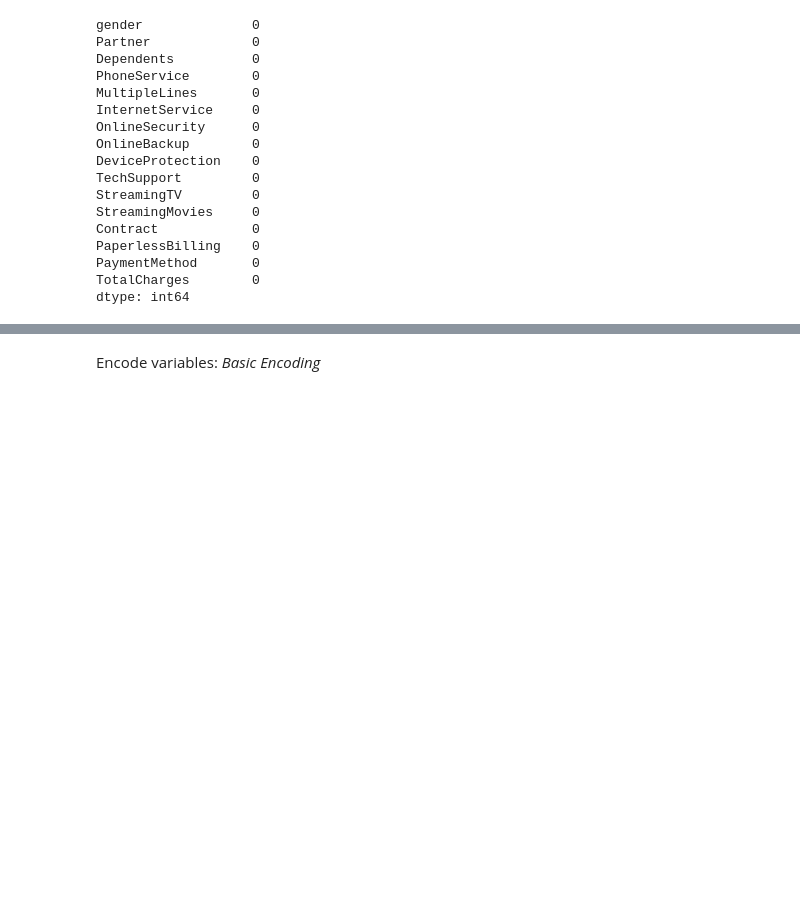
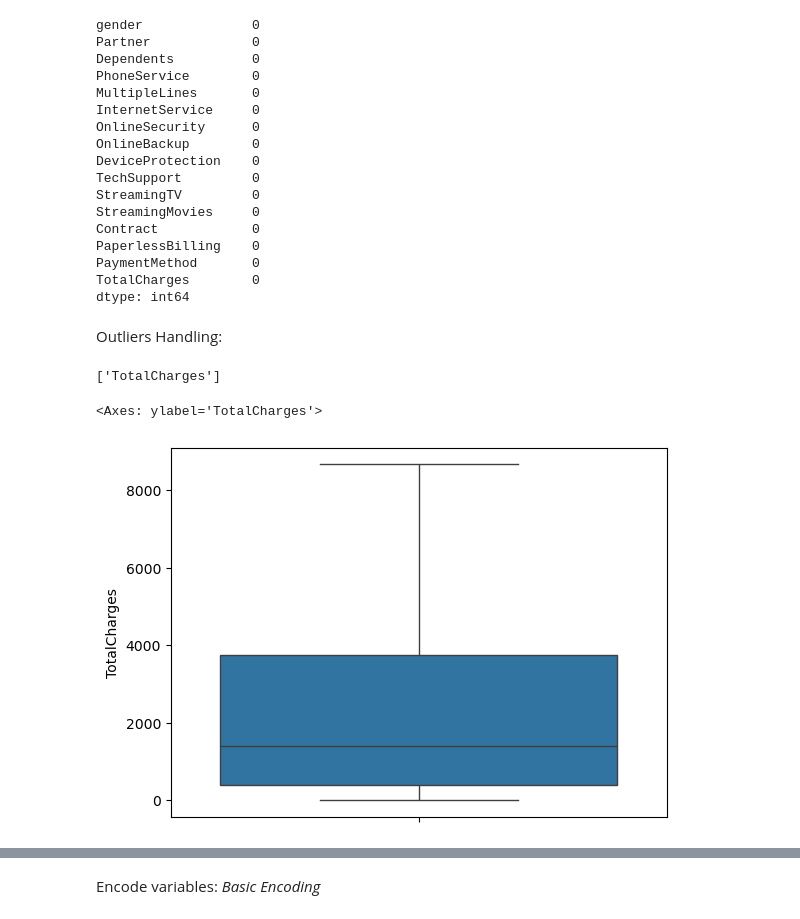
Before and after one commit to Ardavaa/week3, a Jupyter notebook: main.ipynb, the cells around one changed output, grey strips where cells are left out. Cells and saved outputs as stored; diff of their text form; code cells hidden in the pictures; blank space fills up the shorter version.

```diff
--- a/main.ipynb
+++ b/main.ipynb
@@ -742,3 +776,15 @@ PaperlessBilling    0
 PaymentMethod       0
 TotalCharges        0
 dtype: int64
+# %% [markdown]
+Outliers Handling:
+# %%
+num_cols = [var for var in X_train.columns if X_train[var].dtypes != 'O']
+num_cols
+# %% [output]
+['TotalCharges']
+# %%
+sns.boxplot(X_train['TotalCharges'])
+# %% [output]
+<Axes: ylabel='TotalCharges'>
+[figure, added]
```
Also changed, not shown: parts of 61 cells of this notebook, 3 other files.
